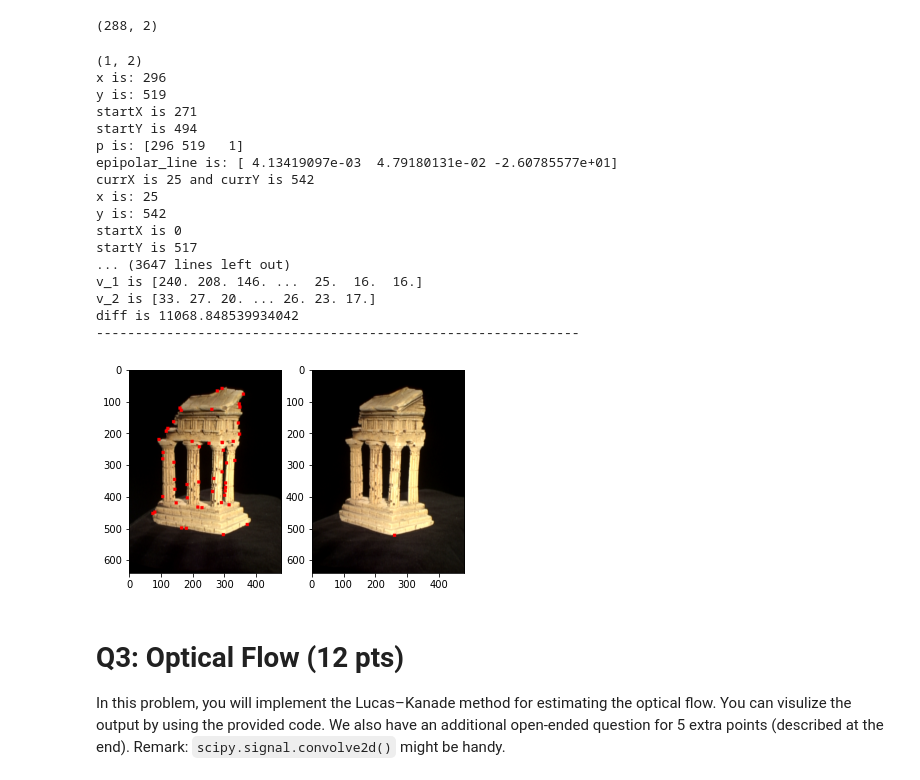
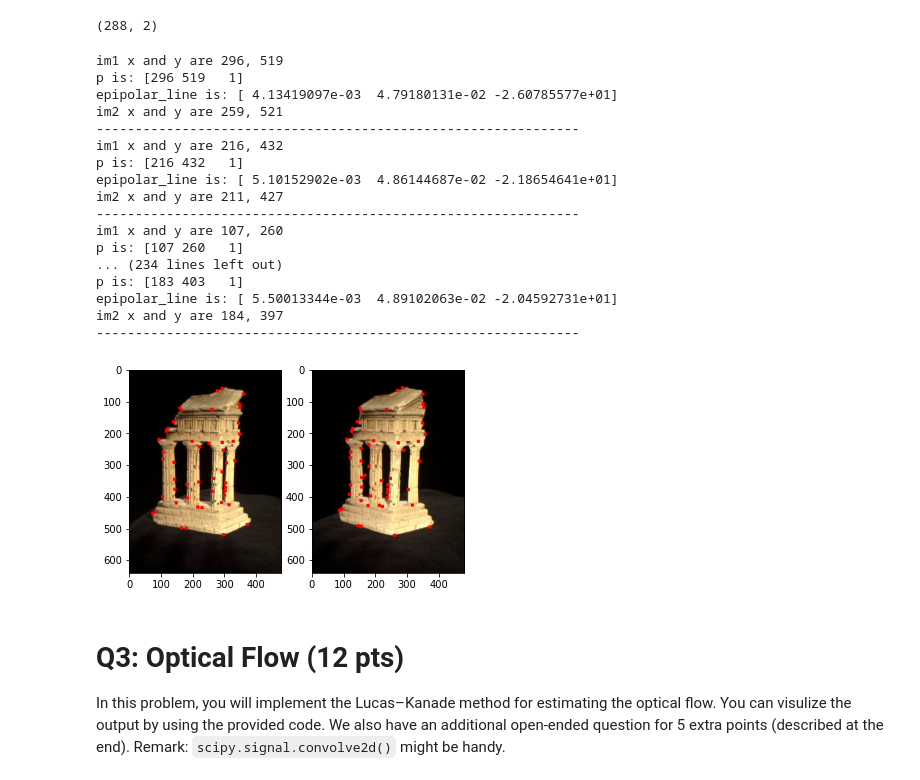
Before and after one commit to DanielGao98/Computer-Vision, a Jupyter notebook: HW4.ipynb, the cells around one changed output. Saved outputs shown, nothing was run; the diff lists cells and outputs as text; code cells hidden in the pictures.

```diff
--- a/HW4.ipynb
+++ b/HW4.ipynb
@@ -112,37 +112,6 @@ def eightpoint(X, Y):
     print(f)
 
     return f
-    """
-    WTW = np.dot(W.T, W)
-
-    print("WTW is: ")
-    print(WTW)
-    eigen_values, eigen_vectors = np.linalg.eig(WTW)
-    print("eigenvals are: " + str(eigen_values))
-    print("eigenvectors are: " + str(eigen_vectors))
-    f = eigen_vectors[len(eigen_values)-1]
-    f = f.reshape(3,3)
-
-
-    print("f is: ")
-    print(f)
-    print("UST is ")
-    U, S, V_T = np.linalg.svd(f)
-    print(U)
-    print(S)
-    print(V_T)
-
-    S[len(S) - 1] = 0
-    print(S)
-    S = np.diag(S)
-    print(S)
-
-    F = np.dot(np.dot(U,S), V_T)
-    print("F_HAT:")
-    print(F)
-
-    return F
-    """
 # %%
 # Utility function to draw epipolar lines.
 def drawlines(img1, img2, lines, pts1, pts2):
@@ -316,47 +288,47 @@ im1 = imread('./im1.png')
 # %%
 for x, y in pts:
     im1[y-5:y+5, x-5:x+5] = [255, 0, 0]
 plt.subplot(121)
 plt.imshow(im1)
 
 # Reload the original image1 and 2.
 im1 = imread('./im1.png')
 im2 = imread('./im2.png')
 #print("point at 271, 494 im1: " + str(im1[494][271]))
 #print("point at 272, 494 im2: " + str(im1[494][272]))
 #print(im1[494])
 #print(im1.shape)
 window_size = 50 # Examine different window_size and choose the one you find the best.
 results = []
 pts_test = pts[:1]
-print(pts_test.shape)
-for x, y in pts_test:
+#print(pts_test.shape)
+for x, y in pts:
     x, y = compute_correspondence(im1, im2, F, x, y, window_size)
     results.append((x, y))
 for x, y in results:
     im2[y-5:y+5, x-5:x+5] = [255, 0, 0]
 plt.subplot(122)
 plt.imshow(im2)
 plt.show()
 # %% [output]
-(1, 2)
-x is: 296
-y is: 519
-startX is 271
-startY is 494
+im1 x and y are 296, 519
 p is: [296 519   1]
 epipolar_line is: [ 4.13419097e-03  4.79180131e-02 -2.60785577e+01]
-currX is 25 and currY is 542
-x is: 25
-y is: 542
-startX is 0
-startY is 517
-... (3647 lines left out)
-v_1 is [240. 208. 146. ...  25.  16.  16.]
-v_2 is [33. 27. 20. ... 26. 23. 17.]
-diff is 11068.848539934042
+im2 x and y are 259, 521
 --------------------------------------------------------------
+im1 x and y are 216, 432
+p is: [216 432   1]
+epipolar_line is: [ 5.10152902e-03  4.86144687e-02 -2.18654641e+01]
+im2 x and y are 211, 427
+--------------------------------------------------------------
+im1 x and y are 107, 260
+p is: [107 260   1]
+... (234 lines left out)
+p is: [183 403   1]
+epipolar_line is: [ 5.50013344e-03  4.89102063e-02 -2.04592731e+01]
+im2 x and y are 184, 397
+--------------------------------------------------------------
-[figure, old version]
+[figure, new version]
 # %% [markdown]
 # Q3: Optical Flow (12 pts)
 In this problem, you will implement the Lucas–Kanade method for estimating the optical flow. You can visulize the output by using the provided code. We also have an additional open-ended question for 5 extra points (described at the end). Remark: `scipy.signal.convolve2d()` might be handy.
```
Also changed, not shown: parts of 4 cells of this notebook.
